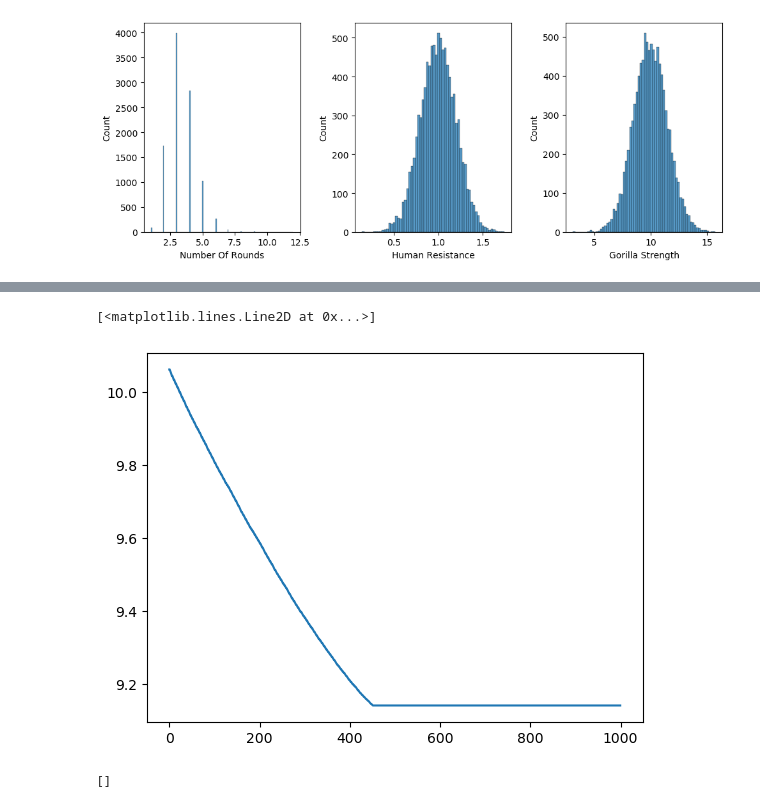
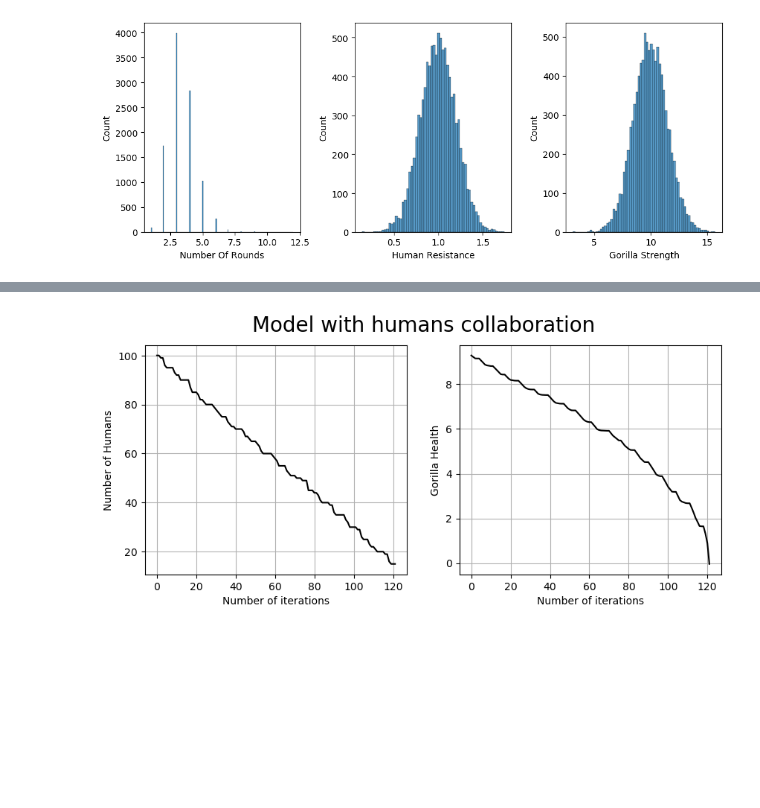
Before and after one commit to PieroPaialungaAI/100_Men_vs_One_Gorilla, a Jupyter notebook: temp.ipynb, the cells around one changed output, grey strips where cells are left out. Saved outputs shown, nothing was run; the diff lists cells and outputs as text; code cells hidden in the pictures; blank space fills up the shorter version.

```diff
--- a/temp.ipynb
+++ b/temp.ipynb
@@ -61,17 +54,34 @@ NameError: name 'batch_population_zero' is not defined
 # %%
 from human_population import HumanPopulation
 from gorilla import Gorilla
-population = HumanPopulation(strategy='strength_first',batch_number=1)
+population = HumanPopulation(strategy='fitness_first',batch_number=5)
 gorilla = Gorilla()
 gorilla_health = []
 number_of_humans = []
 for i in range(10000):
     number_of_humans.append(population.remaining_men)
     population.take_damage(gorilla=gorilla, print_statement=False)
-    gorilla.take_damage_batch(population=population)
+    gorilla.take_damage_batch(population=population, batch_factor=False)
     gorilla_health.append(gorilla.resistance)
-    if gorilla.alive is False:
+    if gorilla.alive is False or gorilla.resistance < 0:
         print('Humans have beaten the gorilla')
+        break
     if population.no_more_men is True:
+        print('Gorilla has eliminated all humans')
         break
+population = HumanPopulation(strategy='strength_first',batch_number=5)
+gorilla = Gorilla()
+gorilla_health_batch_factor = []
+number_of_humans_batch_factor = []
+for i in range(10000):
+    number_of_humans_batch_factor.append(population.remaining_men)
+    population.take_damage(gorilla=gorilla, print_statement=False)
+    gorilla.take_damage_batch(population=population, batch_factor=True)
+    gorilla_health_batch_factor.append(gorilla.resistance)
+    if gorilla.alive is False or gorilla.resistance < 0:
+        print('Humans have beaten the gorilla')
+        break
+    if population.no_more_men is True:
+        print('Gorilla has eliminated all humans')
+        break
 # %% [output]
@@ -95,9 +90,16 @@ for i in range(10000):
-# %%
-plt.plot()
-# %% [output]
-[<matplotlib.lines.Line2D at 0x...>]
-[figure, removed]
-# %%
-population.batch
-# %% [output]
-[]
+# %%
+import matplotlib.pyplot as plt
+plt.figure(figsize=(10,4))
+plt.suptitle('Model with humans collaboration',fontsize = 20)
+plt.subplot(1,2,1)
+plt.plot(number_of_humans_batch_factor, color ='k')
+plt.xlabel('Number of iterations')
+plt.ylabel('Number of Humans')
+plt.grid()
+plt.subplot(1,2,2)
+plt.plot(gorilla_health_batch_factor, color = 'k')
+plt.xlabel('Number of iterations')
+plt.ylabel('Gorilla Health')
+plt.grid()
+# %% [output]
+[figure, added]
```
Also changed, not shown: parts of 2 cells of this notebook, 2 other files.
